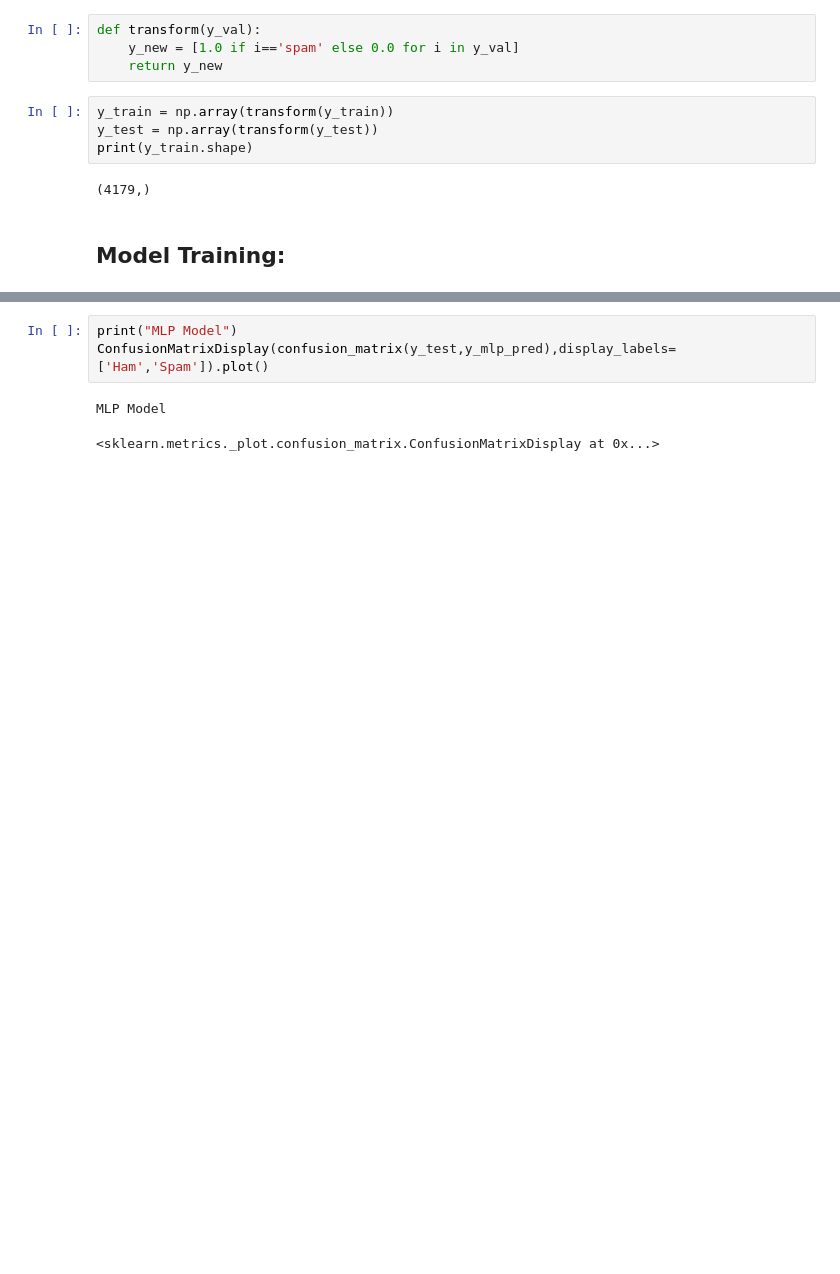
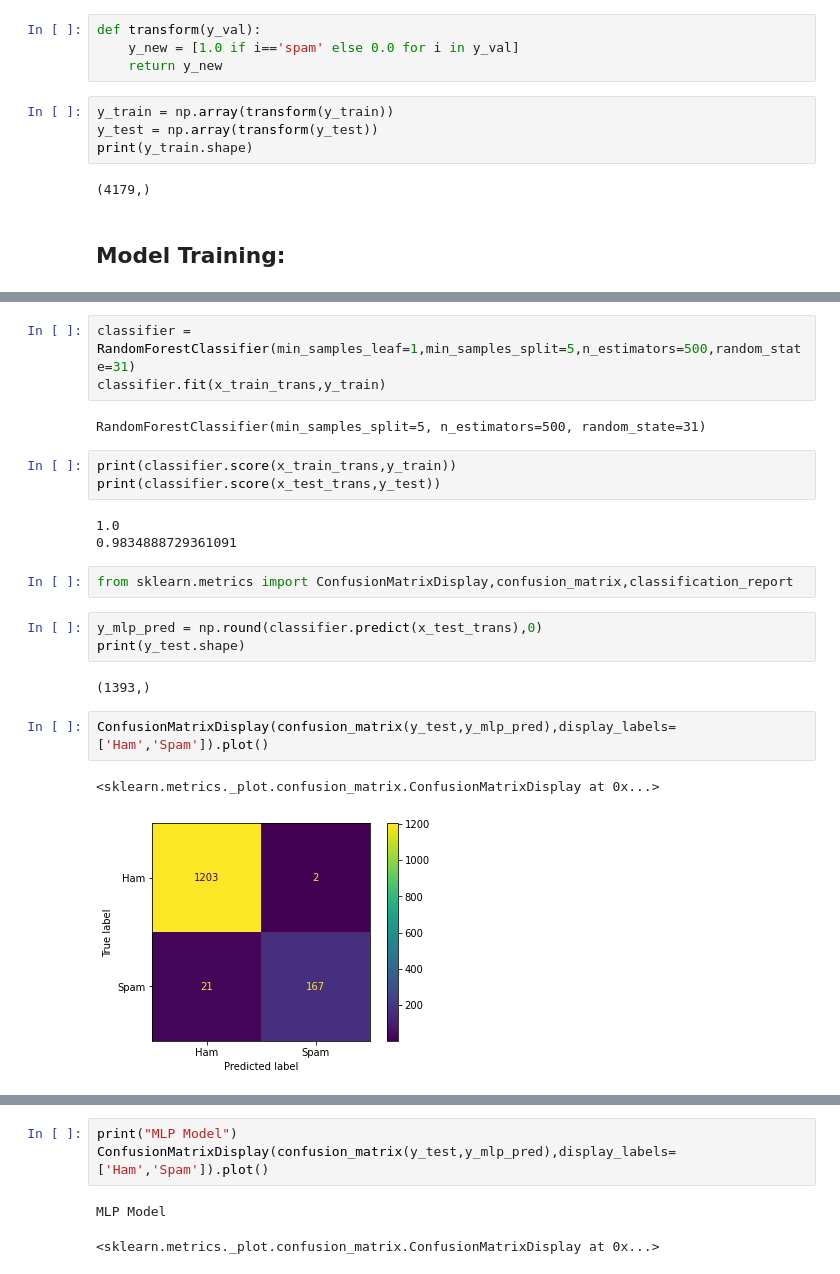
Before and after one commit to mehathab-a/ML-, a Jupyter notebook: Spam_Detector/Spam-Ham Classifier.ipynb, the cells around one changed output, grey strips where cells are left out. Drawn from its saved outputs; the diff is of its cells as text; blank space fills up the shorter version.

```diff
--- a/Spam_Detector/Spam-Ham Classifier.ipynb
+++ b/Spam_Detector/Spam-Ham Classifier.ipynb
@@ -94,2 +154,25 @@ print(y_train.shape)
+# %%
+classifier = RandomForestClassifier(min_samples_leaf=1,min_samples_split=5,n_estimators=500,random_state=31)
+classifier.fit(x_train_trans,y_train)
+# %% [output]
+RandomForestClassifier(min_samples_split=5, n_estimators=500, random_state=31)
+# %%
+print(classifier.score(x_train_trans,y_train))
+print(classifier.score(x_test_trans,y_test))
+# %% [output]
+1.0
+0.9834888729361091
+# %%
+from sklearn.metrics import ConfusionMatrixDisplay,confusion_matrix,classification_report
+# %%
+y_mlp_pred = np.round(classifier.predict(x_test_trans),0)
+print(y_test.shape)
+# %% [output]
+(1393,)
+# %%
+ConfusionMatrixDisplay(confusion_matrix(y_test,y_mlp_pred),display_labels=['Ham','Spam']).plot()
+# %% [output]
+<sklearn.metrics._plot.confusion_matrix.ConfusionMatrixDisplay at 0x...>
+[figure, added]
 # %%
 model = Sequential()
```
Also changed, not shown: parts of 23 cells of this notebook, 5 other files.
